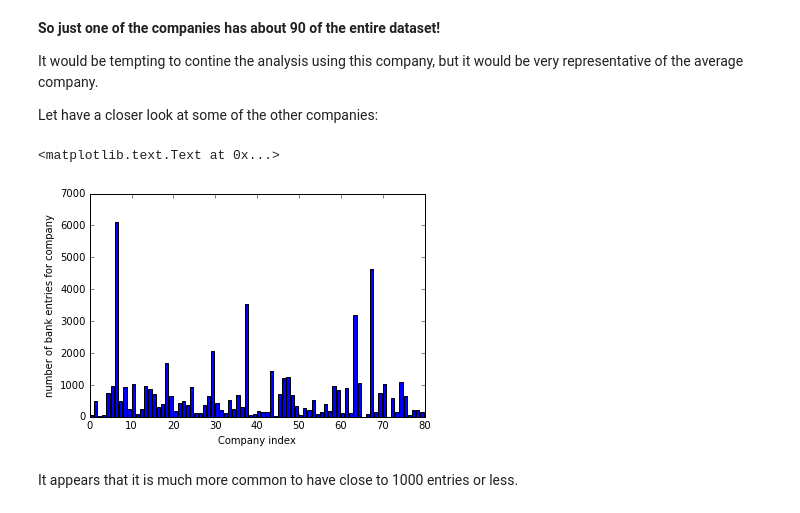
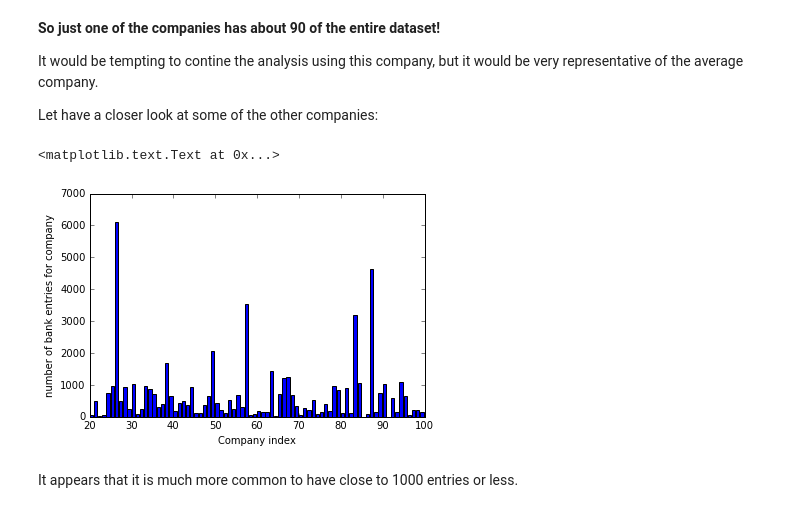
Before and after one commit to mikkelhartmann/e-conomics-hiring-assignments-solutions, a Jupyter notebook: solution.ipynb, the cells around one changed output. Drawn from its saved outputs; the diff is of its cells as text; code cells hidden in the pictures.

```diff
--- a/solution.ipynb
+++ b/solution.ipynb
@@ -41,7 +41,7 @@ The dataset consist of expenses from 100 random companies. For each all expenses
 # %% [markdown]
 # 3. Loading and inspecting the data<a id='LoadingTheData'></a>
 # %%
-data = pd.read_csv('bank_expenses_obfuscated.csv')
+data = pd.read_csv('data/bank_expenses_obfuscated.csv')
 print(data.shape)
 # %% [output]
 (737017, 8)
@@ -106,12 +106,12 @@ It would be tempting to contine the analysis using this company, but it would be
 
 Let have a closer look at some of the other companies:
 # %%
-plt.bar(range(0,80),numBankEntries[20:100])
+plt.bar(range(20,100),numBankEntries[20:100])
 plt.xlabel('Company index')
 plt.ylabel('number of bank entries for company')
 # %% [output]
 <matplotlib.text.Text at 0x...>
-[figure, old version]
+[figure, new version]
 # %% [markdown]
 It appears that it is much more common to have close to 1000 entries or less.
 # %% [markdown]
```
Also changed, not shown: parts of 3 cells of this notebook, 5 other files.
